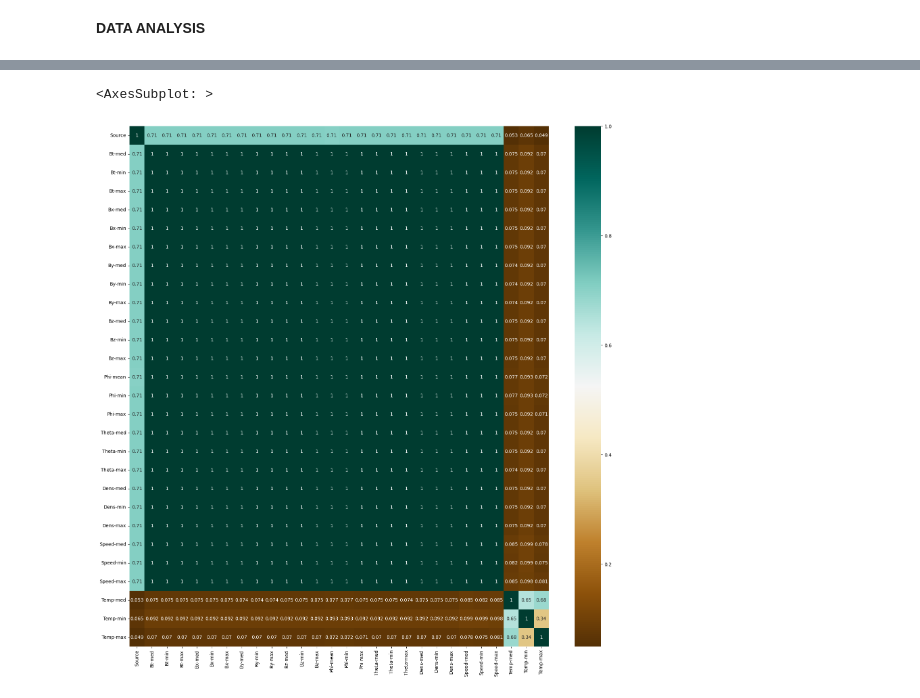
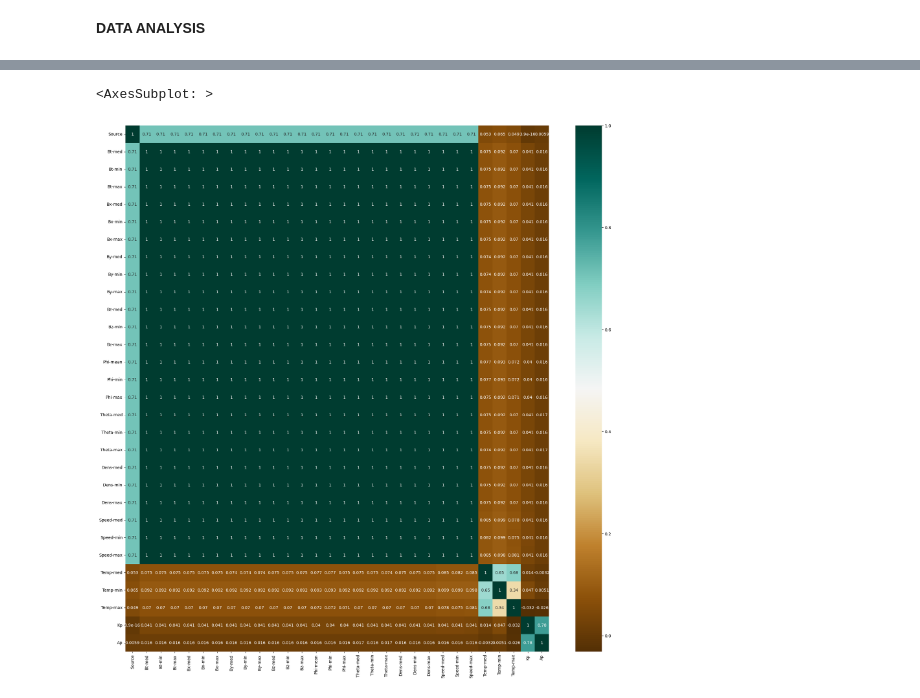
Before and after one commit to mariamalaa76/NASA-Space-Apps, a Jupyter notebook: NASA Space Apps.ipynb, the cells around one changed output, grey strips where cells are left out. Cells and saved outputs as stored; diff of their text form; code cells hidden in the pictures.

```diff
--- a/NASA Space Apps.ipynb
+++ b/NASA Space Apps.ipynb
@@ -133,6 +141,8 @@ Time         0
 Kp           0
 Ap           0
 dtype: int64
+# %%
+df_kp.reset_index(inplace=True)
 # %%
 df_kp
 # %% [output]
@@ -179,0 +162,4 @@ dtype: int64
+# %%
+indexKP = df_kp[ (df_kp["index"] % 2 != 0)].index
+df_kp.drop(indexKP , inplace=True)
+df_kp
@@ -179,0 +195,4 @@ dtype: int64
+# %%
+data = df
+data[['Ap','Kp']] = df_kp[['Ap','Kp']]
+data.head()
@@ -179,0 +207,4 @@ dtype: int64
+# %%
+data['Kp']=data['Kp'].fillna(data['Kp'].mean())
+data['Ap']=data['Ap'].fillna(data['Ap'].median())
+data.isnull().sum()
@@ -207,6 +244,6 @@ df_kp.describe()
 # %%
-plt.figure(figsize=(20,20))
-sns.heatmap(df.corr(),annot=True,cmap='BrBG')
+plt.figure(figsize=(23,23))
+sns.heatmap(data.corr(),annot=True,cmap='BrBG')
 # %% [output]
 <AxesSubplot: >
-[figure, old version]
+[figure, new version]
```
Also changed, not shown: parts of 19 cells of this notebook.
